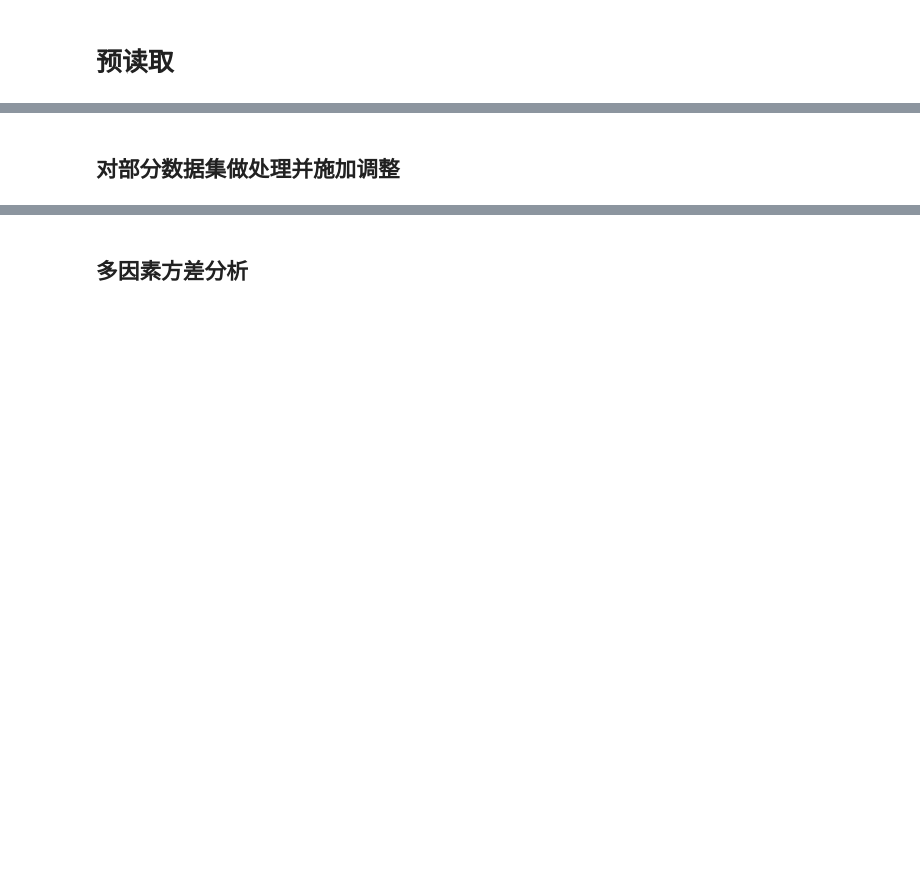
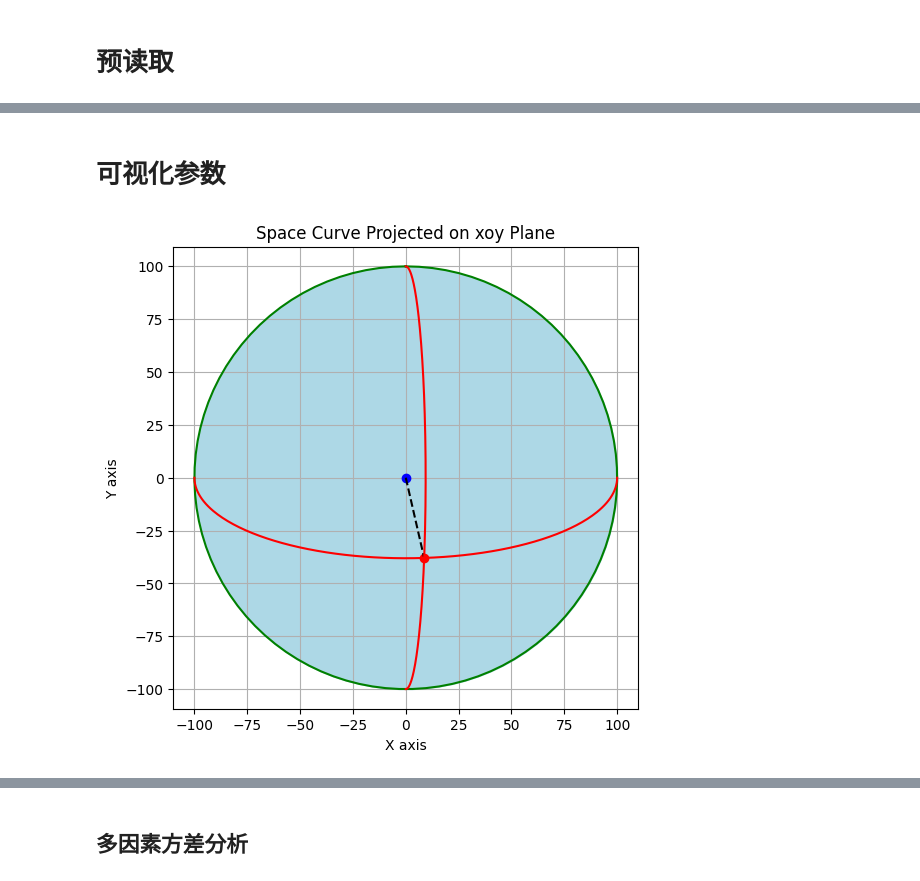
Before and after one commit to OYTubo/GazeNormalization, a Jupyter notebook: analyze_reliability.ipynb, the cells around one changed output, grey strips where cells are left out. Cells and saved outputs as stored; diff of their text form; code cells hidden in the pictures; blank space fills up the shorter version.

```diff
--- a/analyze_reliability.ipynb
+++ b/analyze_reliability.ipynb
@@ -38,2 +176,61 @@ pixel_scale_chen = np.array([0.22, 0.235])
 # %% [markdown]
-## 对部分数据集做处理并施加调整
+# 可视化参数
+# %%
+import numpy as np
+import matplotlib.pyplot as plt
+
+
+r = 100
+theta_circle = np.linspace(0, 2 * np.pi, 100)
+x_circle = r * np.sin(theta_circle)
+y_circle = r * np.cos(theta_circle)
+
+# 使用这个新的theta值，我们可以绕着球的一个经线绘制从北极到南极的曲线
+theta_new = np.random.uniform(0, 2 * np.pi)
+phi_new = np.random.uniform(0, 2 * np.pi)
+
+# 根据phi值计算y和z坐标
+x = r * np.cos(phi_new) * np.sin(theta_new)
+y = r * np.sin(phi_new)
+z = r * np.cos(phi_new) * np.cos(theta_new)
+
+
+# 根据真实坐标还原角度并投影
+# 绘制竖圆
+phi_1 = np.linspace(0, np.pi, 200)
+proj_v = np.array([x,z])
+x_axis = np.array([1, 0])
+cos_theta_1 = np.dot(proj_v,x_axis) /(np.linalg.norm(proj_v) * np.linalg.norm(x_axis))
+theta_1 = np.arccos(cos_theta_1)
+x_1 = r * np.sin(phi_1) * np.cos(theta_1)
+y_1 = r * np.cos(phi_1)
+
+# 绘制横圆
+phi_2 = np.linspace(0, np.pi, 200)
+proj_y = np.array([y,z])
+y_axis = np.array([1, 0])
+cos_theta_2 = np.dot(proj_y,y_axis) /(np.linalg.norm(proj_y) * np.linalg.norm(y_axis))
+theta_2 = np.arccos(cos_theta_2)
+x_2 = r * np.cos(phi_2)
+y_2 = r * np.sin(phi_2) * np.cos(theta_2)
+
+
+
+# 绘制曲线在xoy平面的投影
+fig, ax = plt.subplots(figsize=(6,6))
+ax.plot(x,y,'ro')
+ax.plot(0,0,'bo')
+ax.plot([0, x], [0, y], 'k--')
+ax.plot(x_circle, y_circle, 'g-')  # 绘制圆形投影
+ax.fill_between(x_circle, y_circle, color='lightblue')
+ax.plot(x_1, y_1, 'r-')  # 曲线路径
+ax.plot(x_2, y_2, 'r-')  # 曲线路径
+ax.set_xlabel('X axis')
+ax.set_ylabel('Y axis')
+ax.set_title('Space Curve Projected on xoy Plane')
+ax.axis('equal')
+ax.grid(True)
+
+plt.show()
+# %% [output]
+[figure, added]
```
Also changed, not shown: parts of 58 cells of this notebook, 8 other files.
